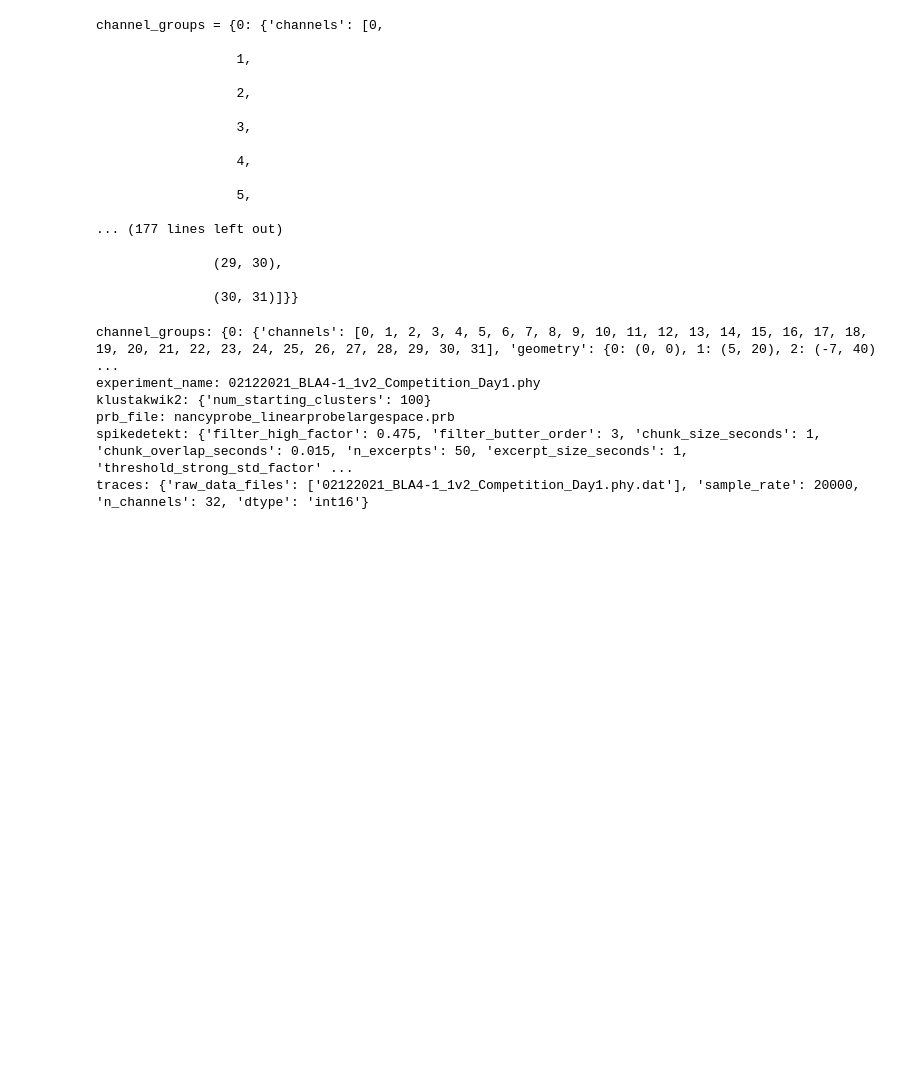
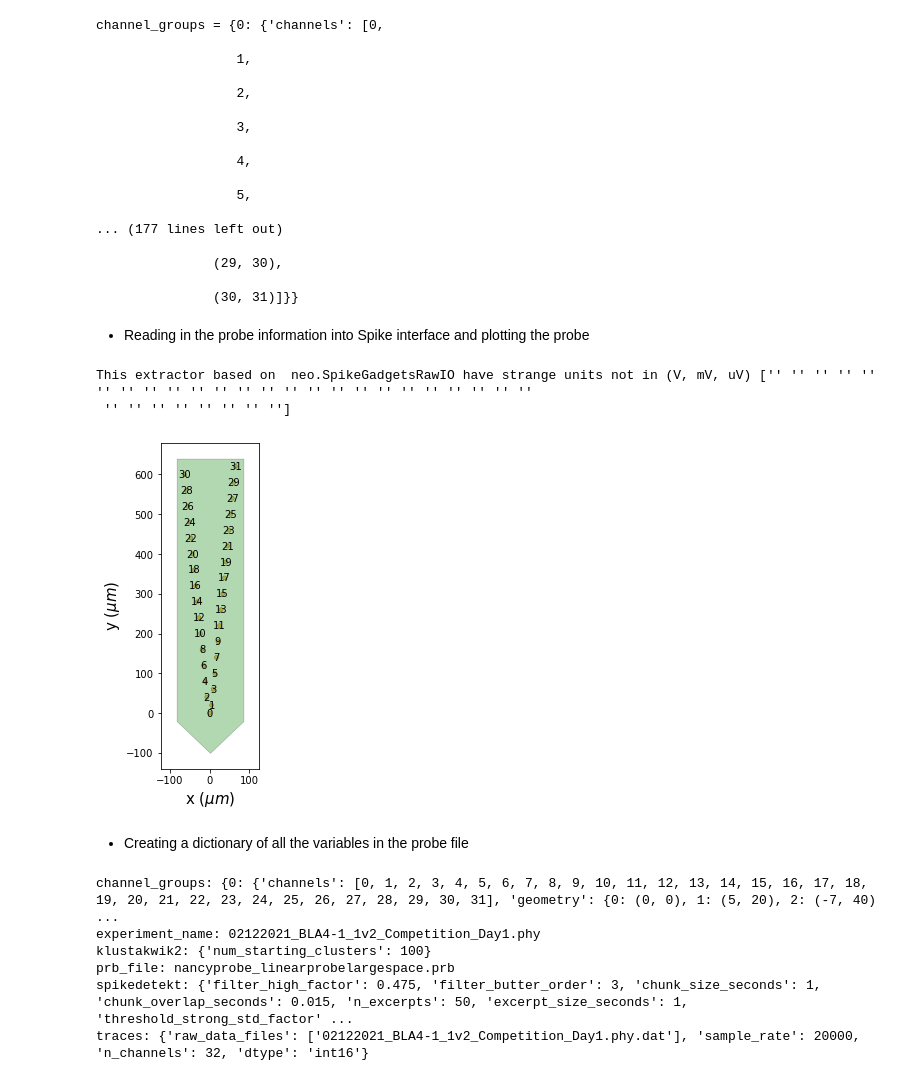
Before and after one commit to padillacoreanolab/spike_sorting, a Jupyter notebook: results/2022_08_09_finalize_notebooks/02_preprocessing.ipynb, the cells around one changed output. Saved outputs shown, nothing was run; the diff lists cells and outputs as text; code cells hidden in the pictures; blank space fills up the shorter version.

```diff
--- a/results/2022_08_09_finalize_notebooks/01_reading_in_and_preprocessing_ephys_recording.ipynb
+++ b/results/2022_08_09_finalize_notebooks/02_preprocessing.ipynb
@@ -360,6 +363,25 @@ channel_groups = {0: {'channels': [0,
                (29, 30),
 
                (30, 31)]}}
+# %% [markdown]
+- Reading in the probe information into Spike interface and plotting the probe
+# %%
+if len(all_probe_files) < 1:
+    warnings.warn("There are no parameter files in the directory that you specified. Please add a file, or correct the directory path")
+else:
+    # Reading in the probe data
+    probe_object = read_prb(all_probe_files[0])
+    # Setting the probe to the recording object
+    recording = recording.set_probes(probe_object)
+    # Plotting the probe configuration
+    plot_probe_group(probe_object, same_axes=False, with_channel_index=True)
+    plt.show()
+# %% [output]
+This extractor based on  neo.SpikeGadgetsRawIO have strange units not in (V, mV, uV) ['' '' '' '' '' '' '' '' '' '' '' '' '' '' '' '' '' '' '' '' '' '' '' ''
+ '' '' '' '' '' '' '' '']
+[figure, added]
+# %% [markdown]
+- Creating a dictionary of all the variables in the probe file
 # %%
 if 'probe_parameters' in locals():
     probe_dict = defaultdict(dict)
```
Also changed, not shown: parts of 28 cells of this notebook, 1 other file.
